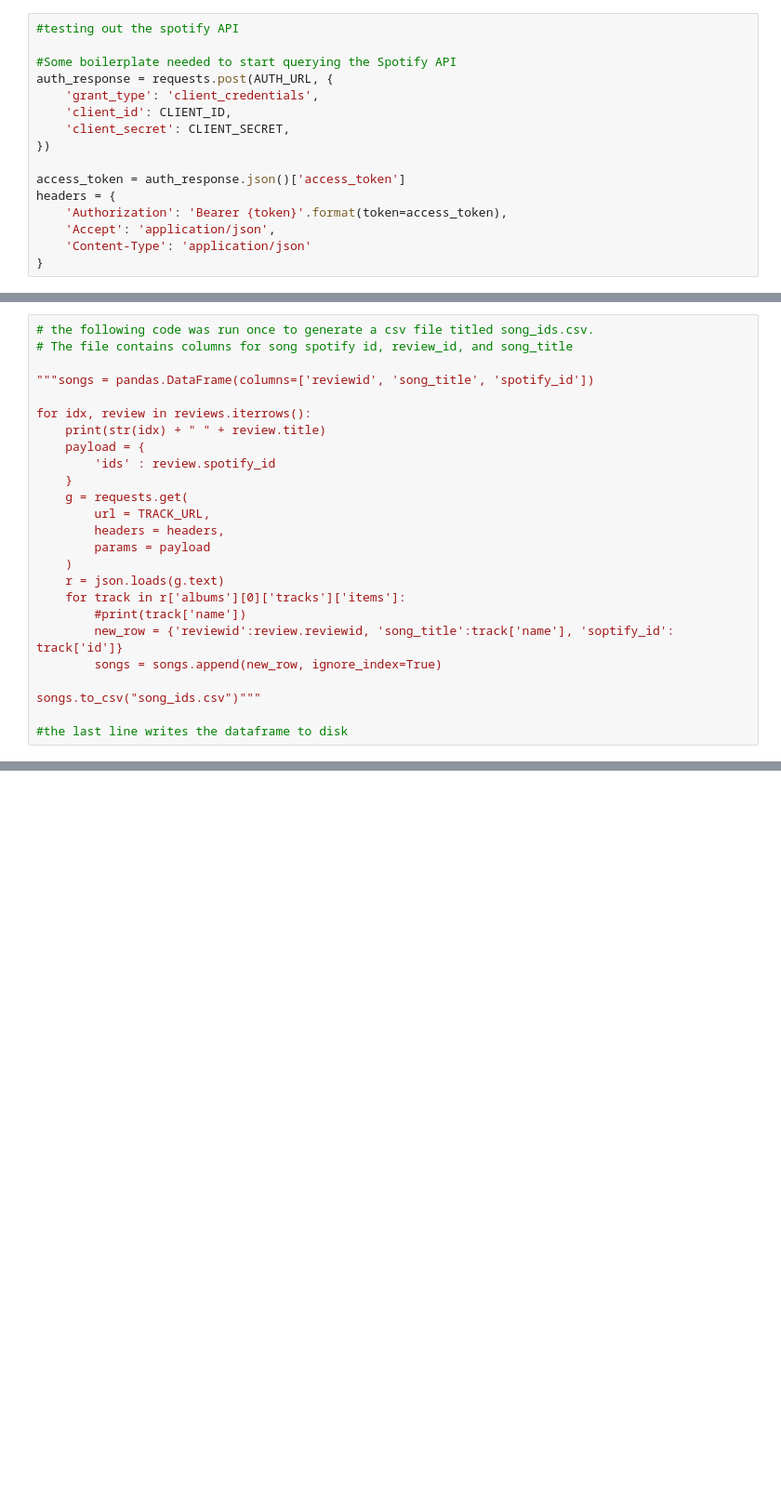
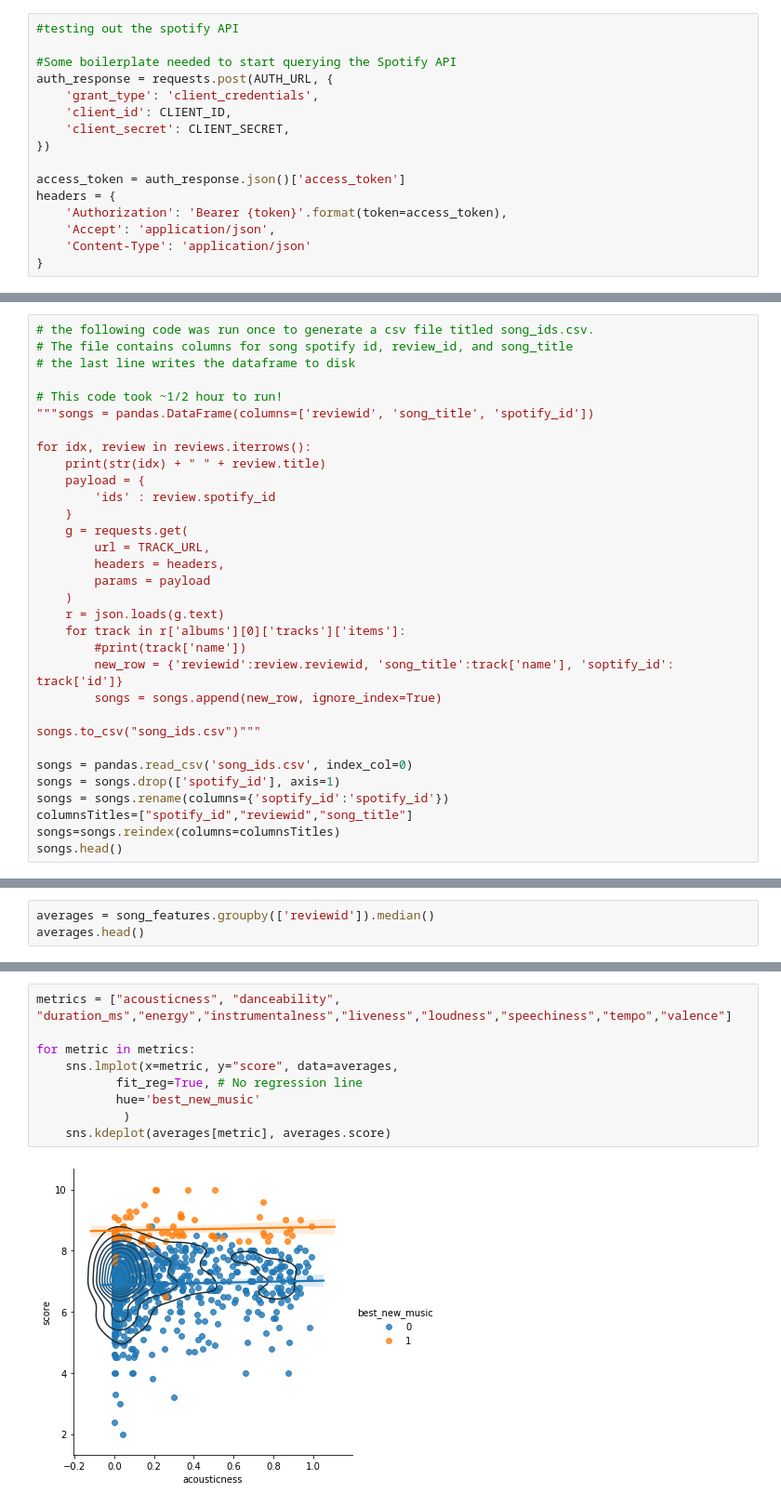
Before and after one commit to siddharm/siddharm.github.io, a Jupyter notebook: 320 final - Pitchfork Music Taste Prediction.ipynb, the cells around one changed output, grey strips where cells are left out. Shown at 93% size. Cells and saved outputs as stored; diff of their text form; blank space fills up the shorter version.

```diff
--- a/320 final - Pitchfork Music Taste Prediction.ipynb
+++ b/320 final - Pitchfork Music Taste Prediction.ipynb
@@ -217,7 +211,9 @@ We then create a new dataframe for each song of each album that was reviewed. Wi
 # %%
 # the following code was run once to generate a csv file titled song_ids.csv.
 # The file contains columns for song spotify id, review_id, and song_title
+# the last line writes the dataframe to disk
 
+# This code took ~1/2 hour to run!
 """songs = pandas.DataFrame(columns=['reviewid', 'song_title', 'spotify_id'])
 
 for idx, review in reviews.iterrows():
@@ -238,5 +234,10 @@ for idx, review in reviews.iterrows():
 
 songs.to_csv("song_ids.csv")"""
 
-#the last line writes the dataframe to disk
+songs = pandas.read_csv('song_ids.csv', index_col=0)
+songs = songs.drop(['spotify_id'], axis=1)
+songs = songs.rename(columns={'soptify_id':'spotify_id'})
+columnsTitles=["spotify_id","reviewid","song_title"]
+songs=songs.reindex(columns=columnsTitles)
+songs.head()
 # %% [output]
@@ -254,0 +301,3 @@ songs2.head()
+# %%
+averages = song_features.groupby(['reviewid']).median()
+averages.head()
@@ -254,0 +312,11 @@ songs2.head()
+# %%
+metrics = ["acousticness", "danceability", "duration_ms","energy","instrumentalness","liveness","loudness","speechiness","tempo","valence"]
+
+for metric in metrics:
+    sns.lmplot(x=metric, y="score", data=averages,
+           fit_reg=True, # No regression line
+           hue='best_new_music'
+            )
+    sns.kdeplot(averages[metric], averages.score)
+# %% [output]
+[figure, added]
```
Also changed, not shown: parts of 26 cells of this notebook, 1 other file.
